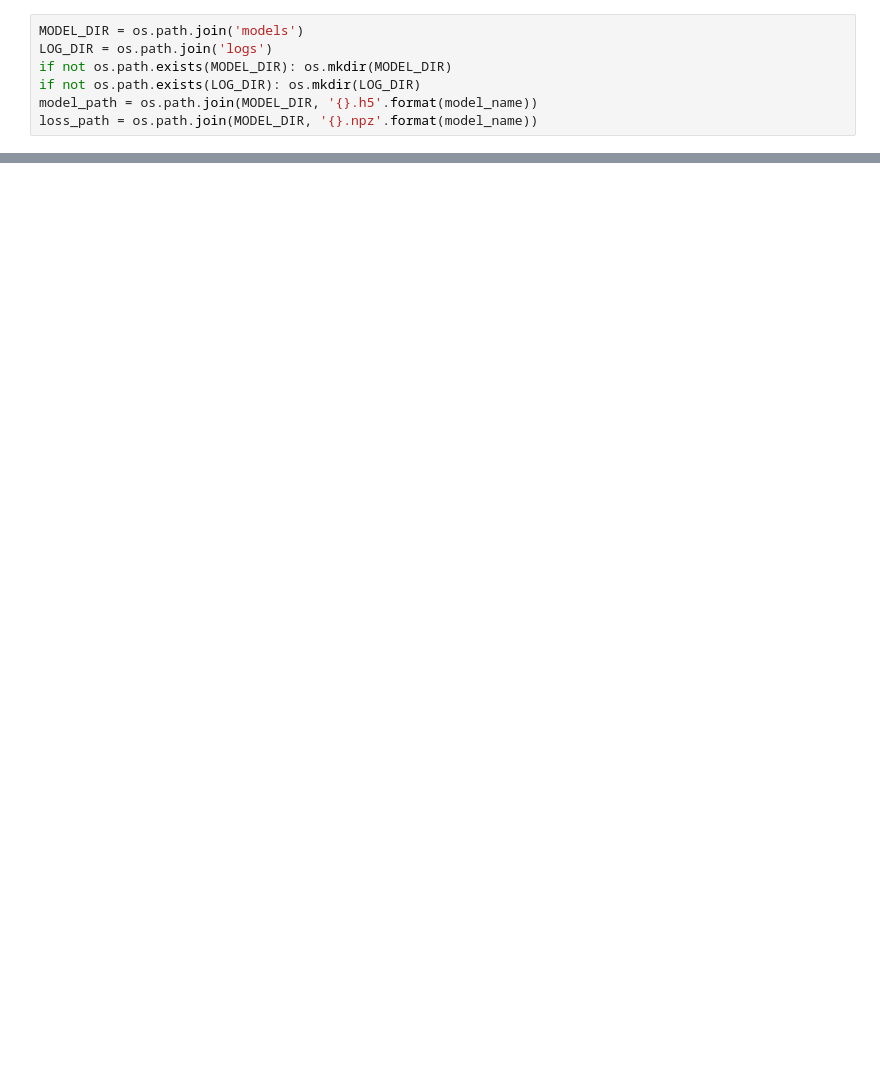
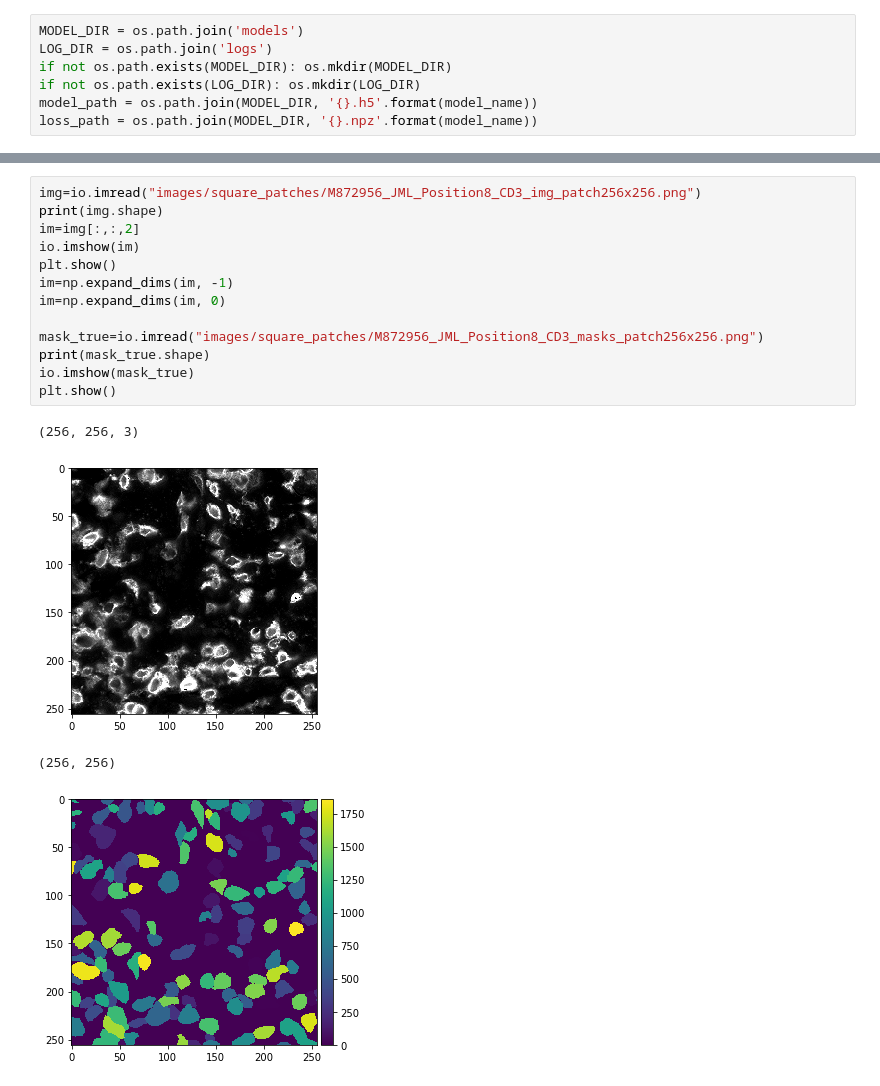
Before and after one commit to youyifong/dense_cell_segmentation, a Jupyter notebook: train_shan_cytoplasm.ipynb, the cells around one changed output, grey strips where cells are left out. Drawn from its saved outputs; the diff is of its cells as text; blank space fills up the shorter version.

```diff
--- a/train_shan_cytoplasm.ipynb
+++ b/train_shan_cytoplasm.ipynb
@@ -187,0 +243,18 @@ plt.show()
+# %%
+img=io.imread("images/square_patches/M872956_JML_Position8_CD3_img_patch256x256.png")
+print(img.shape)
+im=img[:,:,2]
+io.imshow(im)
+plt.show()
+im=np.expand_dims(im, -1)
+im=np.expand_dims(im, 0)
+
+mask_true=io.imread("images/square_patches/M872956_JML_Position8_CD3_masks_patch256x256.png")
+print(mask_true.shape)
+io.imshow(mask_true)
+plt.show()
+# %% [output]
+(256, 256, 3)
+[figure, added]
+(256, 256)
+[figure, added]
```
Also changed, not shown: parts of 11 cells of this notebook, 14 other files.
